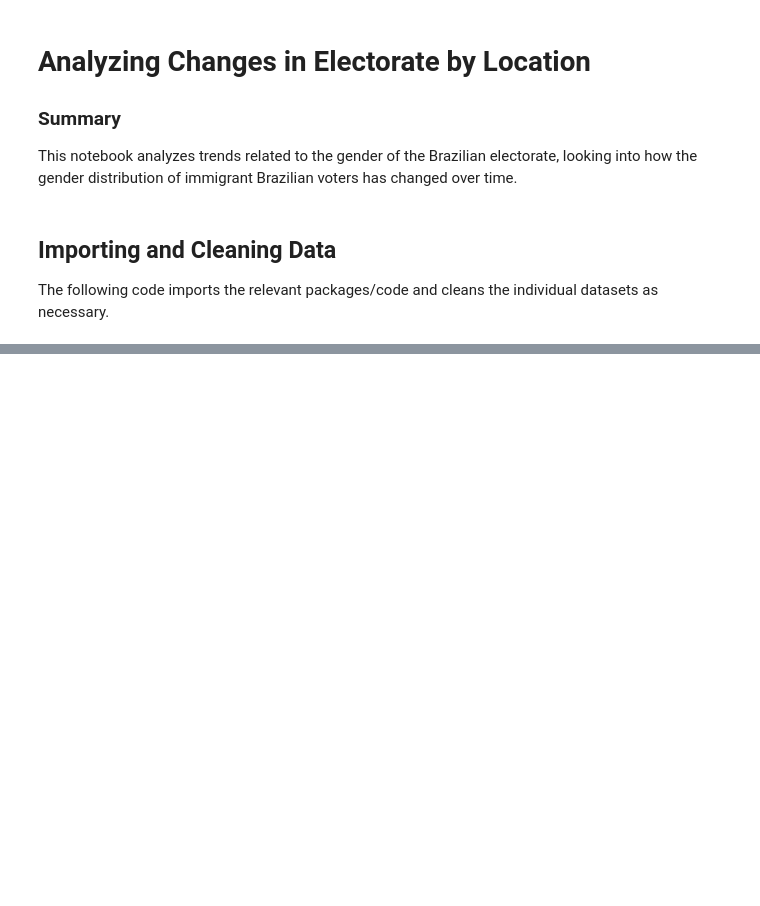
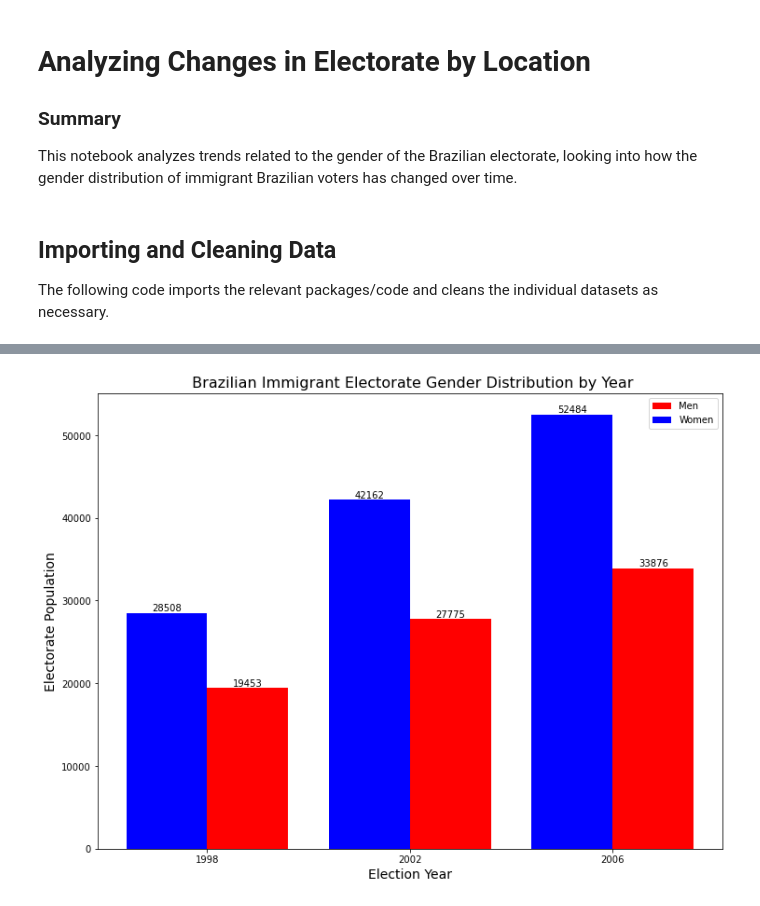
Before and after one commit to BU-Spark/ds-boston-bpda-br-election, a Jupyter notebook: TEAM1/src/pre2010_electorate_gender.ipynb, the cells around one changed output, grey strips where cells are left out. Saved outputs shown, nothing was run; the diff lists cells and outputs as text; code cells hidden in the pictures; blank space fills up the shorter version.

Commit message:
finished analysis of gender pre2010

```diff
--- a/TEAM1/src/pre2010_electorate_gender.ipynb
+++ b/TEAM1/src/pre2010_electorate_gender.ipynb
@@ -79,3 +79,15 @@ def combine_data(*dfs):
         df = df.append(dataframe, ignore_index=True)
 
     return df
+# %%
+# obtain the data from csv
+
+df_1998 = extract_dataframe('../data/perfil_eleitorado_1998.csv', remove_extra_header=True)
+df_2002 = extract_dataframe('../data/perfil_eleitorado_2002.csv', remove_extra_header=True)
+df_2006 = extract_dataframe('../data/perfil_eleitorado_2006.csv', remove_extra_header=True)
+# %%
+# combine the dataframes that were previously extracted
+
+df_combined = combine_data(df_1998, df_2002, df_2006)
+print("Aggregate Data")
+df_combined
@@ -81,0 +164,4 @@ def combine_data(*dfs):
+# %%
+plot_genders(df_combined)
+# %% [output]
+[figure, added]
```
Also changed, not shown: parts of 3 cells of this notebook.
